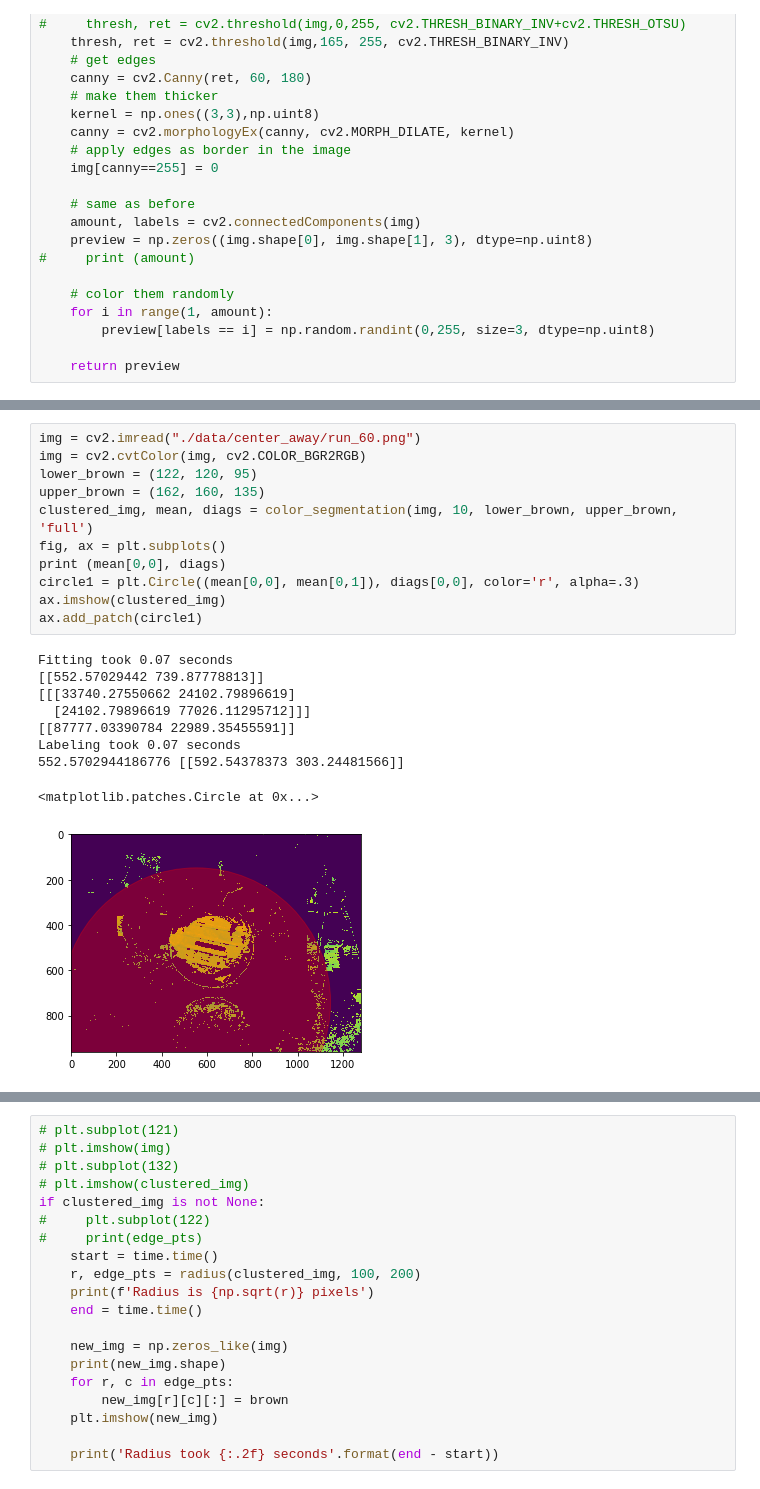
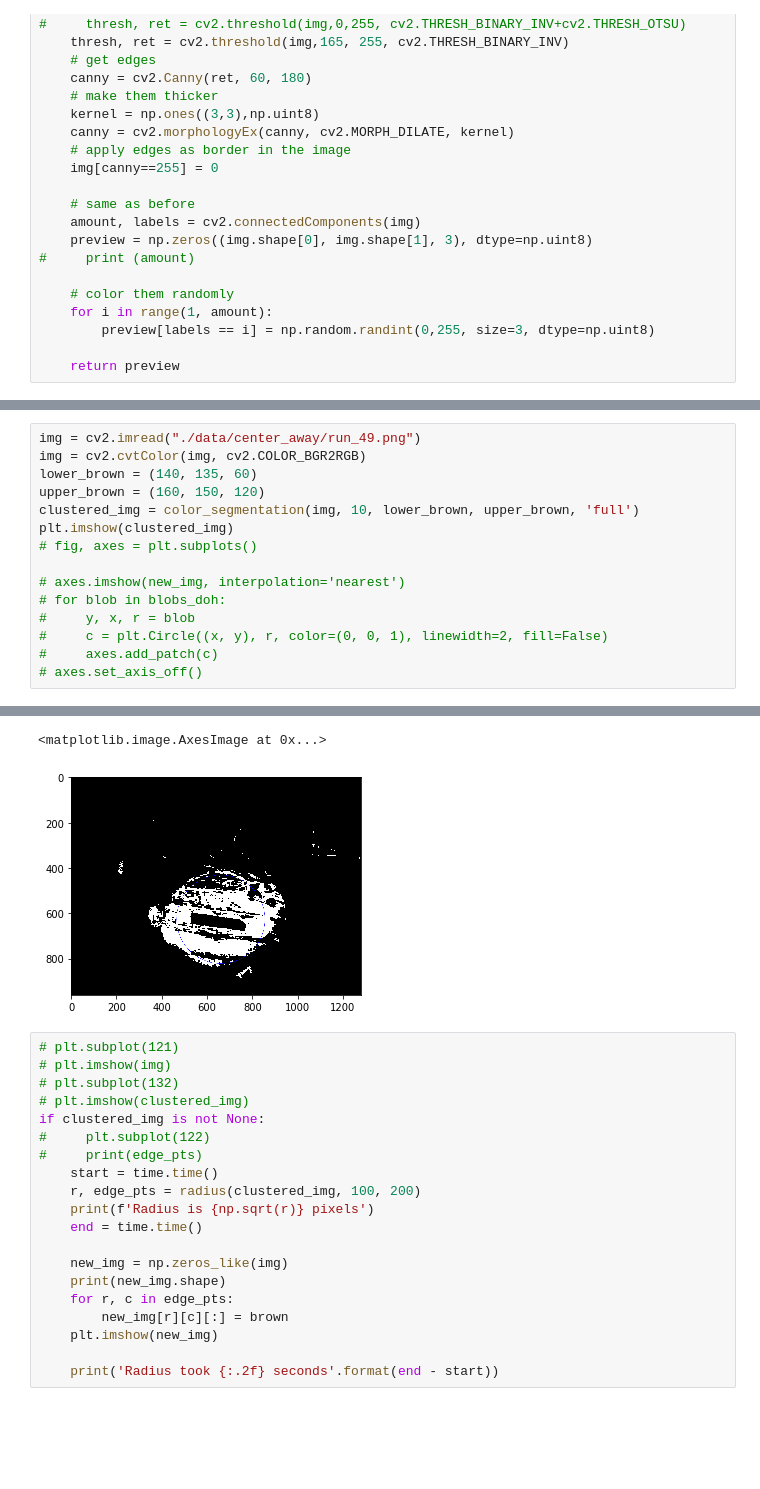
Before and after one commit to mykobob/RFID-Vision-Fusion, a Jupyter notebook: SegmentColor.ipynb, the cells around one changed output, grey strips where cells are left out. Saved outputs shown, nothing was run; the diff lists cells and outputs as text; blank space fills up the shorter version.

Commit message:
seemingly good blob detection

```diff
--- a/SegmentColor.ipynb
+++ b/SegmentColor.ipynb
@@ -167,21 +159,16 @@ def radius(img, lower, upper):
-# %%
-img = cv2.imread("./data/center_away/run_60.png")
-img = cv2.cvtColor(img, cv2.COLOR_BGR2RGB)
-lower_brown = (122, 120, 95)
-upper_brown = (162, 160, 135)
-clustered_img, mean, diags = color_segmentation(img, 10, lower_brown, upper_brown, 'full')
-fig, ax = plt.subplots()
-print (mean[0,0], diags)
-circle1 = plt.Circle((mean[0,0], mean[0,1]), diags[0,0], color='r', alpha=.3)
-ax.imshow(clustered_img)
-ax.add_patch(circle1)
-# %% [output]
-Fitting took 0.07 seconds
-[[552.57029442 739.87778813]]
-[[[33740.27550662 24102.79896619]
-  [24102.79896619 77026.11295712]]]
-[[87777.03390784 22989.35455591]]
-Labeling took 0.07 seconds
-552.5702944186776 [[592.54378373 303.24481566]]
-<matplotlib.patches.Circle at 0x...>
-[figure, removed]
+# %%
+img = cv2.imread("./data/center_away/run_49.png")
+img = cv2.cvtColor(img, cv2.COLOR_BGR2RGB)
+lower_brown = (140, 135, 60)
+upper_brown = (160, 150, 120)
+clustered_img = color_segmentation(img, 10, lower_brown, upper_brown, 'full')
+plt.imshow(clustered_img)
+# fig, axes = plt.subplots()
+
+# axes.imshow(new_img, interpolation='nearest')
+# for blob in blobs_doh:
+#     y, x, r = blob
+#     c = plt.Circle((x, y), r, color=(0, 0, 1), linewidth=2, fill=False)
+#     axes.add_patch(c)
+# axes.set_axis_off()
+# %% [output]
@@ -188,3 +178,5 @@ Labeling took 0.07 seconds
+<matplotlib.image.AxesImage at 0x...>
+[figure, added]
 # %%
 # plt.subplot(121)
 # plt.imshow(img)
```
Also changed, not shown: parts of 3 cells of this notebook, 1 other file.
